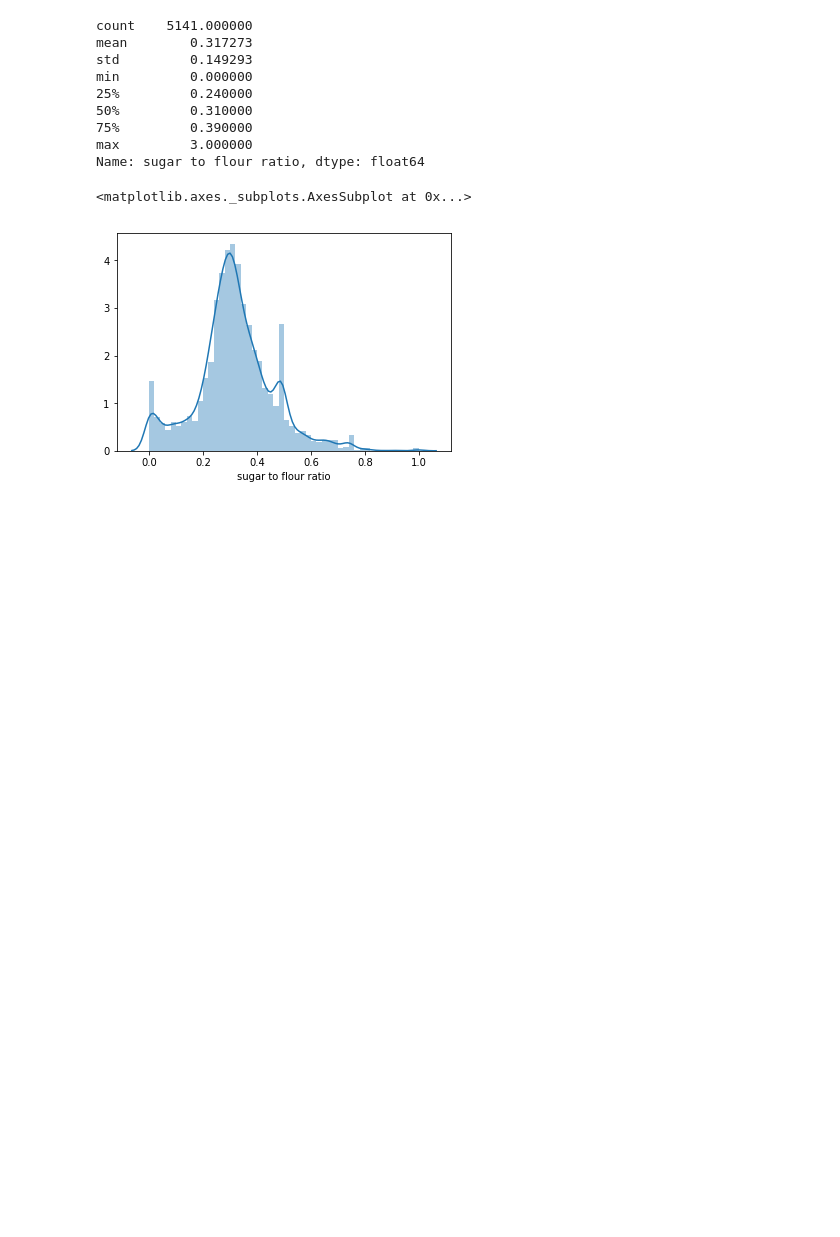
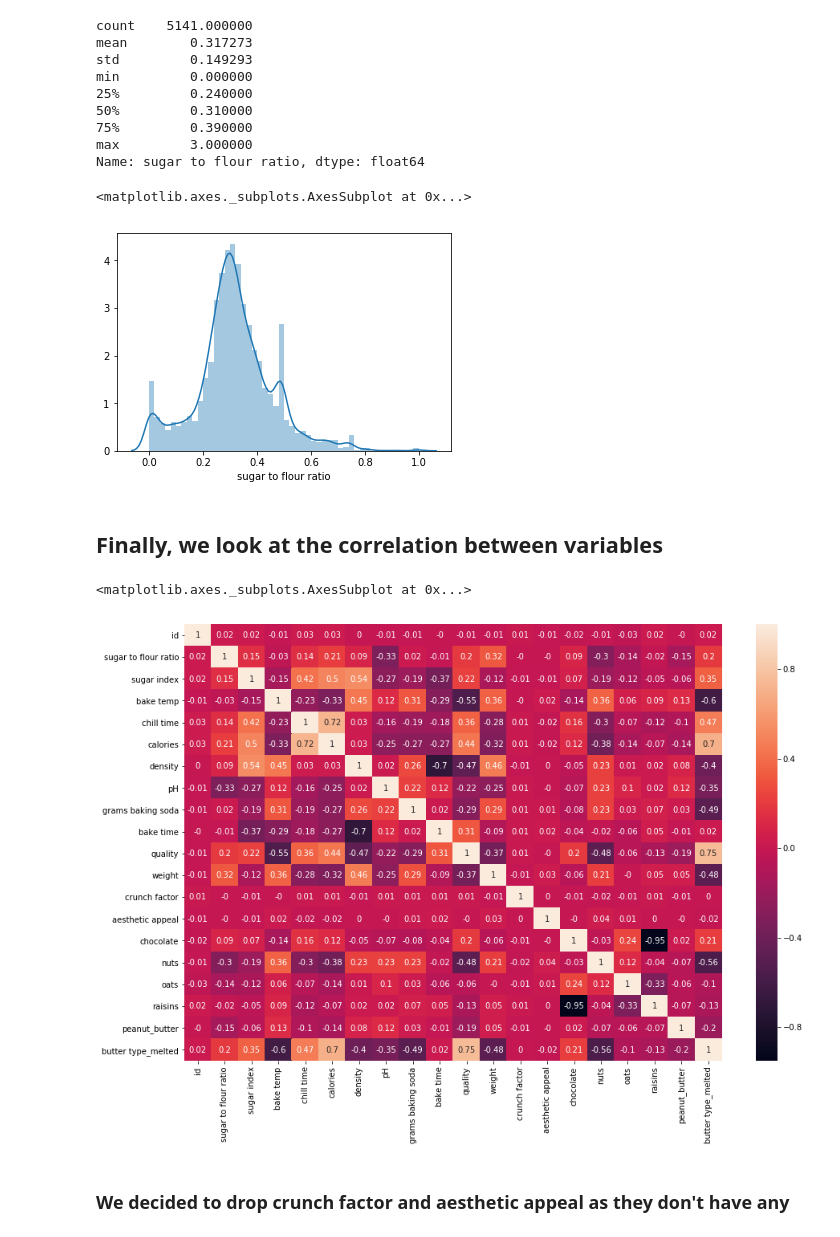
Before and after one commit to alvarofc/DatathonIH, a Jupyter notebook: Drop_outliers.ipynb, the cells around one changed output. Saved outputs shown, nothing was run; the diff lists cells and outputs as text; code cells hidden in the pictures; blank space fills up the shorter version.

```diff
--- a/Drop_outliers.ipynb
+++ b/Drop_outliers.ipynb
@@ -122,3 +122,11 @@ sns.distplot(cookies['sugar to flour ratio'])
 # %% [output]
 <matplotlib.axes._subplots.AxesSubplot at 0x...>
 [figure]
+# %% [markdown]
+## Finally, we look at the correlation between variables
+# %%
+plt.figure(figsize=(15,10))
+sns.heatmap(round(cookies.corr(), 2), annot= True)
+# %% [output]
+<matplotlib.axes._subplots.AxesSubplot at 0x...>
+[figure, added]
@@ -125,2 +135,4 @@ sns.distplot(cookies['sugar to flour ratio'])
+# %% [markdown]
+### We decided to drop crunch factor and aesthetic appeal as they don't have any
 # %%
 cookies.to_csv('clean_cookies_outlier.csv', index=False)
```
Also changed, not shown: parts of 1 cell of this notebook, 1 other file.
